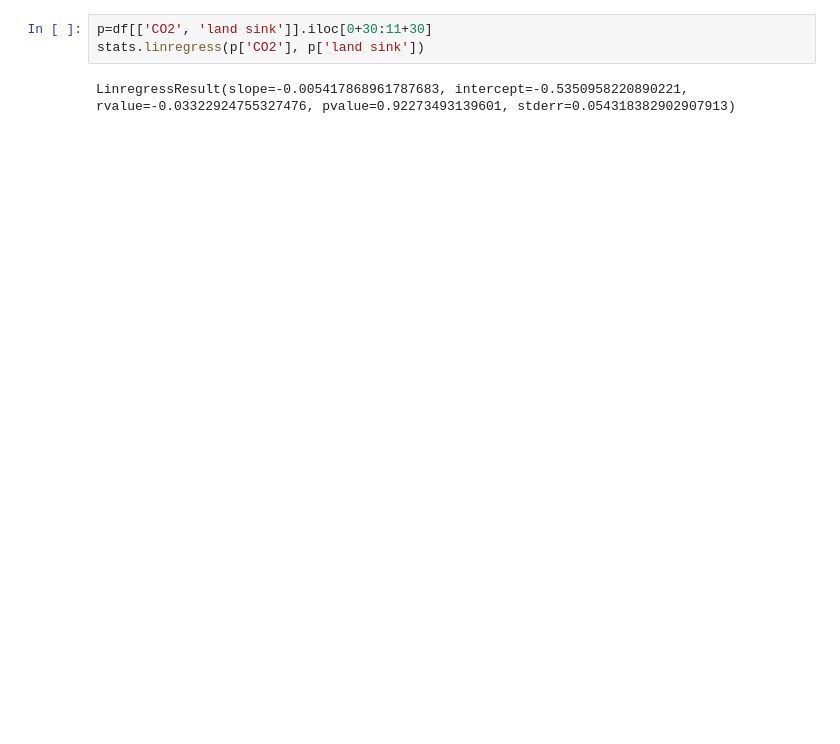
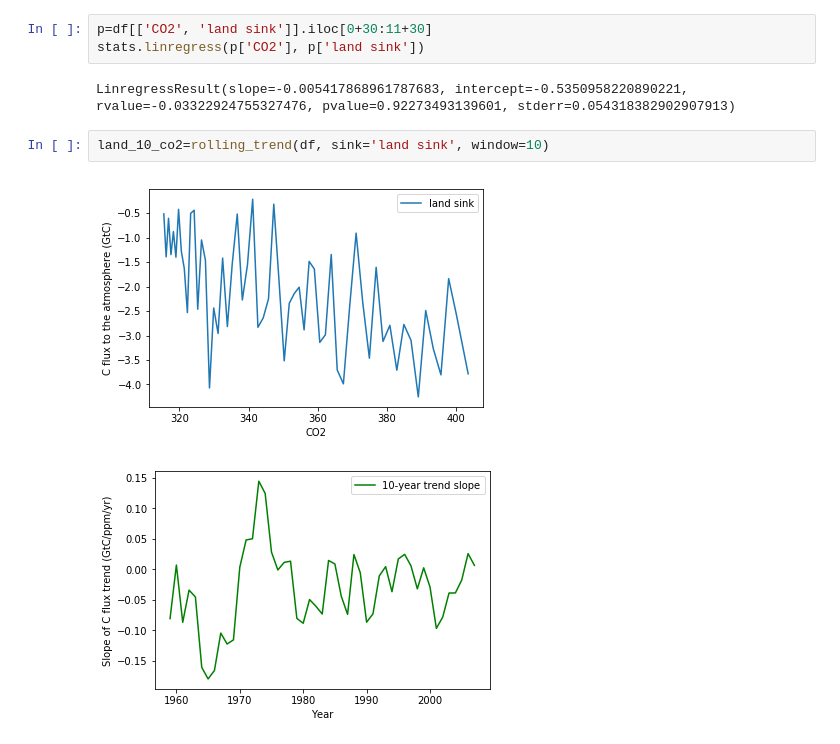
Before and after one commit to rursino/carbon-cycle-feedbacks, a Jupyter notebook: Peylin_flux/Notebooks/CO2_reg.ipynb, the cells around one changed output. Saved outputs shown, nothing was run; the diff lists cells and outputs as text; blank space fills up the shorter version.

```diff
--- a/Peylin_flux/Notebooks/CO2_reg.ipynb
+++ b/Peylin_flux/Notebooks/CO2_reg.ipynb
@@ -80,4 +84,9 @@ p=df[['CO2', 'land sink']].iloc[0+30:11+30]
 stats.linregress(p['CO2'], p['land sink'])
 # %% [output]
 LinregressResult(slope=-0.005417868961787683, intercept=-0.5350958220890221, rvalue=-0.03322924755327476, pvalue=0.92273493139601, stderr=0.054318382902907913)
+# %%
+land_10_co2=rolling_trend(df, sink='land sink', window=10)
+# %% [output]
+[figure, added]
+[figure, added]
 # %%
```
Also changed, not shown: parts of 4 cells of this notebook, 1 other file.
